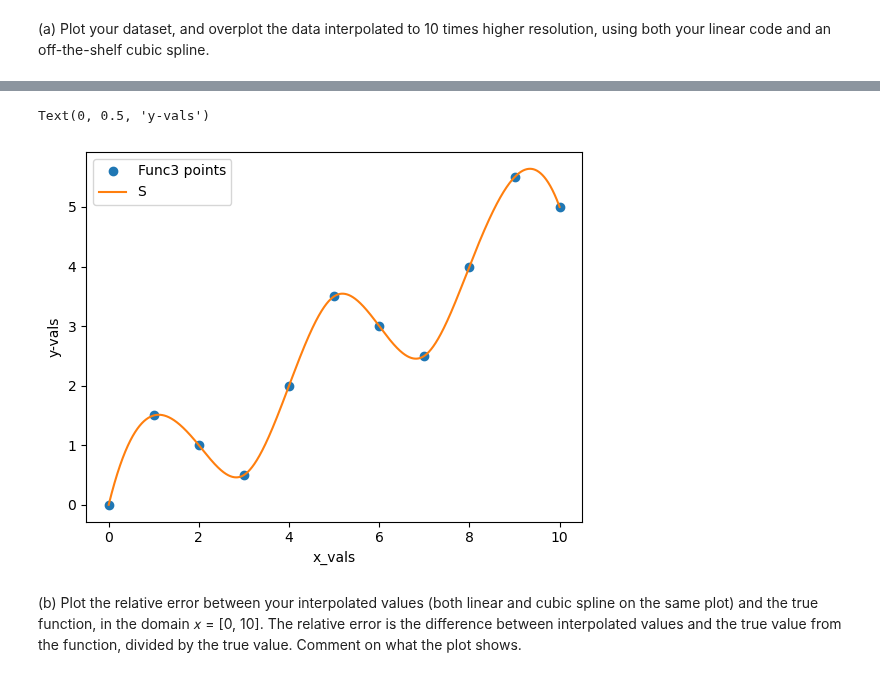
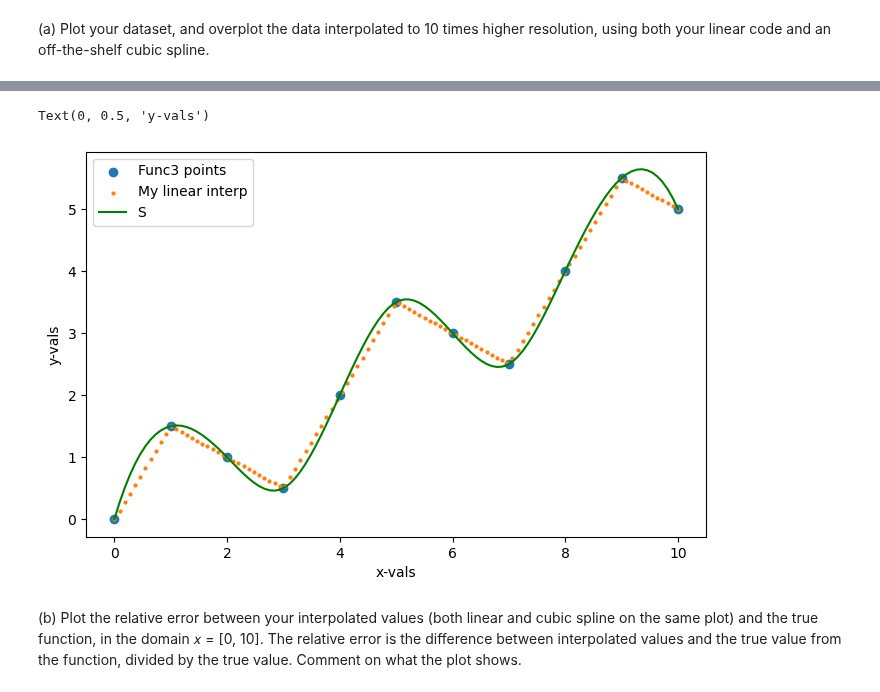
Before and after one commit to kparrine/Computational_Astro, a Jupyter notebook: C1/C1.ipynb, the cells around one changed output, grey strips where cells are left out. Cells and saved outputs as stored; diff of their text form; code cells hidden in the pictures.

```diff
--- a/C1/C1.ipynb
+++ b/C1/C1.ipynb
@@ -143,5 +144,25 @@ array([0. , 1.5, 1. , 0.5, 2. , 3.5, 3. , 2.5, 4. , 5.5, 5. ])
 (a) Plot your dataset, and overplot the data interpolated to 10 times higher resolution,
 using both your linear code and an off-the-shelf cubic spline.
 # %%
-cs = CubicSpline(nums, func_nums) #scipy cubic spline for given data
-xs = np.arange(0, 10+0.001, 0.001) #x-vals for plotting purposes only
+cs2 = CubicSpline(nums, func_nums) #scipy cubic spline for given data
+xs2 = np.linspace(nums.min(), nums.max(),10*len(nums)) #x-vals for interpolation (10x resolution)
+
+#My linear interpolation
+y2_interp = [] #empty list for results of interpolated points
+
+#actually looping through the data to apply interpolation function
+for x in xs2: #want to go through all the x's that I want to interpolate at
+    for i in range(len(nums)-1): #but the loop with actual interpolation only needs to be in the range of the x_vals from txt file
+        if nums[i] <= x <= nums[i+1]: #domain check again, inherently prevents against extrapolation
+            #x interval
+            xi  = nums[i]
+            xi1 = nums[i+1]
+            #y interval
+            yi  = func_nums[i]
+            yi1 = func_nums[i+1]
+            print(f"Interpolating between points {float(xi),float(xi1)} at x = {x}") #Output to ensure that's what I want
+
+            y_new = linear_interp(xi, yi, xi1, yi1, x) #Apply function
+            y2_interp.append(y_new) #Add interpolated values into the empty list above
+
+            break #once found, move on to the next interval
@@ -148,13 +187,14 @@ xs = np.arange(0, 10+0.001, 0.001) #x-vals for plotting purposes only
 # %%
-plt.plot(nums,func_nums,"o",label="Func3 points")
-plt.plot(xs, cs(xs), label="S")
-#plt.plot(,label = "Linear S")
+plt.figure(figsize=(8,5))
+plt.scatter(nums,func_nums,label="Func3 points")
+plt.scatter(xs2, y2_interp,label="My linear interp",s=4)
+plt.plot(xs2, cs2(xs2),color="green",label="S")
 plt.legend()
-plt.xlabel("x_vals")
+plt.xlabel("x-vals")
 plt.ylabel("y-vals")
 # %% [output]
 Text(0, 0.5, 'y-vals')
-[figure, old version]
+[figure, new version]
 # %% [markdown]
 (b) Plot the relative error between your interpolated values (both linear and cubic
 spline on the same plot) and the true function, in the domain 𝑥 = [0, 10]. The relative
```
Also changed, not shown: parts of 3 cells of this notebook.
